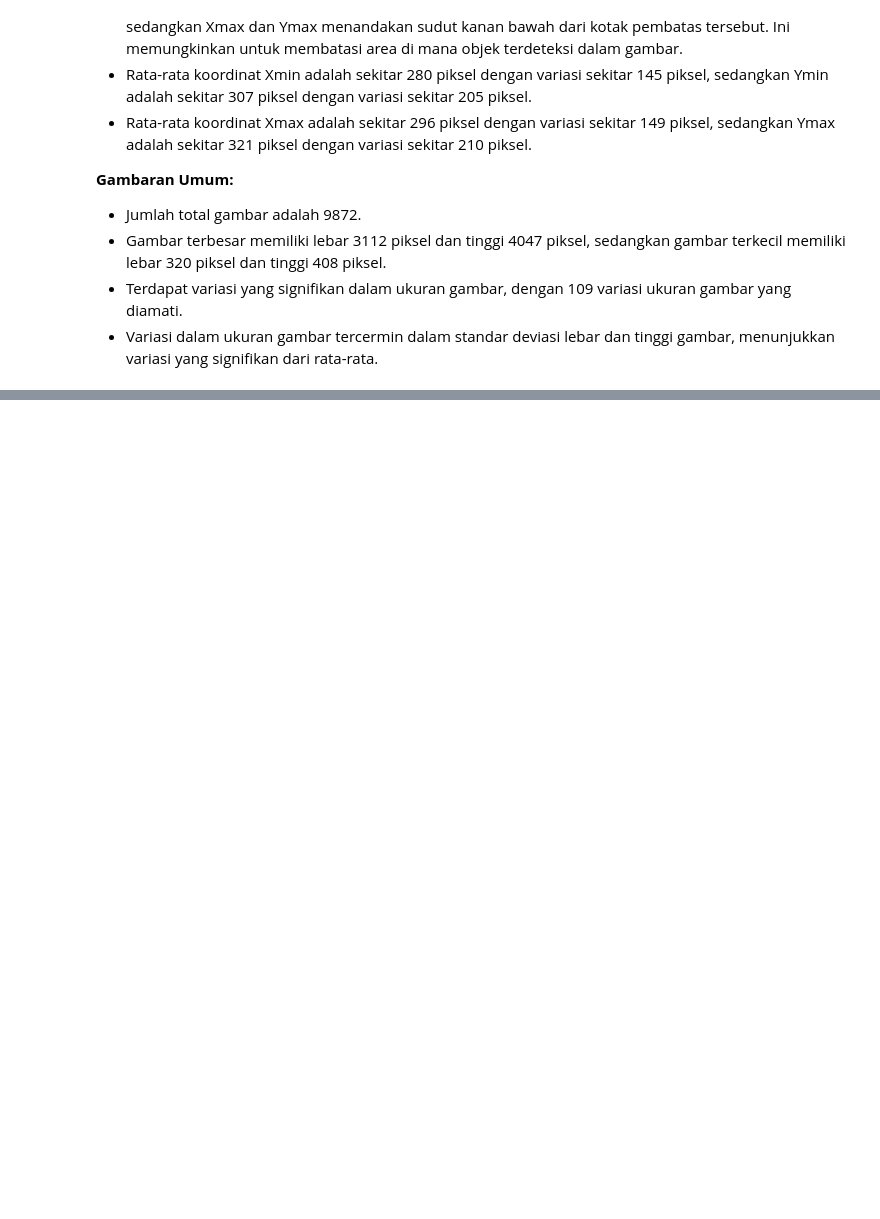
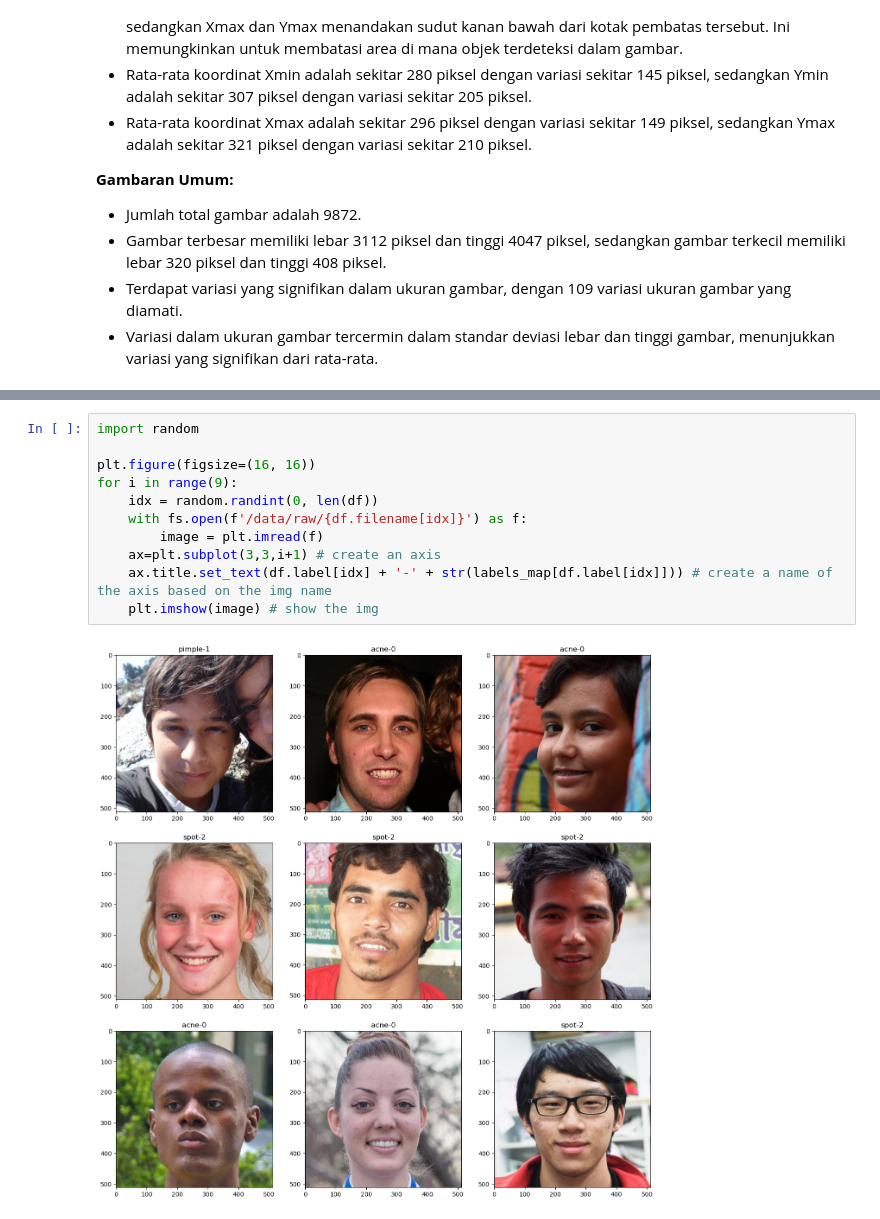
Before and after one commit to izzalDev/acne-classification, a Jupyter notebook: 1_technical_analysis.ipynb, the cells around one changed output, grey strips where cells are left out. Cells and saved outputs as stored; diff of their text form; blank space fills up the shorter version.

```diff
--- a/1_technical_analysis.ipynb
+++ b/1_technical_analysis.ipynb
@@ -184,0 +189,13 @@ dataset = MyDataset(df,{'0': 'acne', '1': 'pimple', '2': 'spot'})
+# %%
+import random
+
+plt.figure(figsize=(16, 16))
+for i in range(9):
+    idx = random.randint(0, len(df))
+    with fs.open(f'/data/raw/{df.filename[idx]}') as f:
+        image = plt.imread(f)
+    ax=plt.subplot(3,3,i+1) # create an axis
+    ax.title.set_text(df.label[idx] + '-' + str(labels_map[df.label[idx]])) # create a name of the axis based on the img name
+    plt.imshow(image) # show the img
+# %% [output]
+[figure, added]
```
Also changed, not shown: parts of 19 cells of this notebook, 8 other files.
